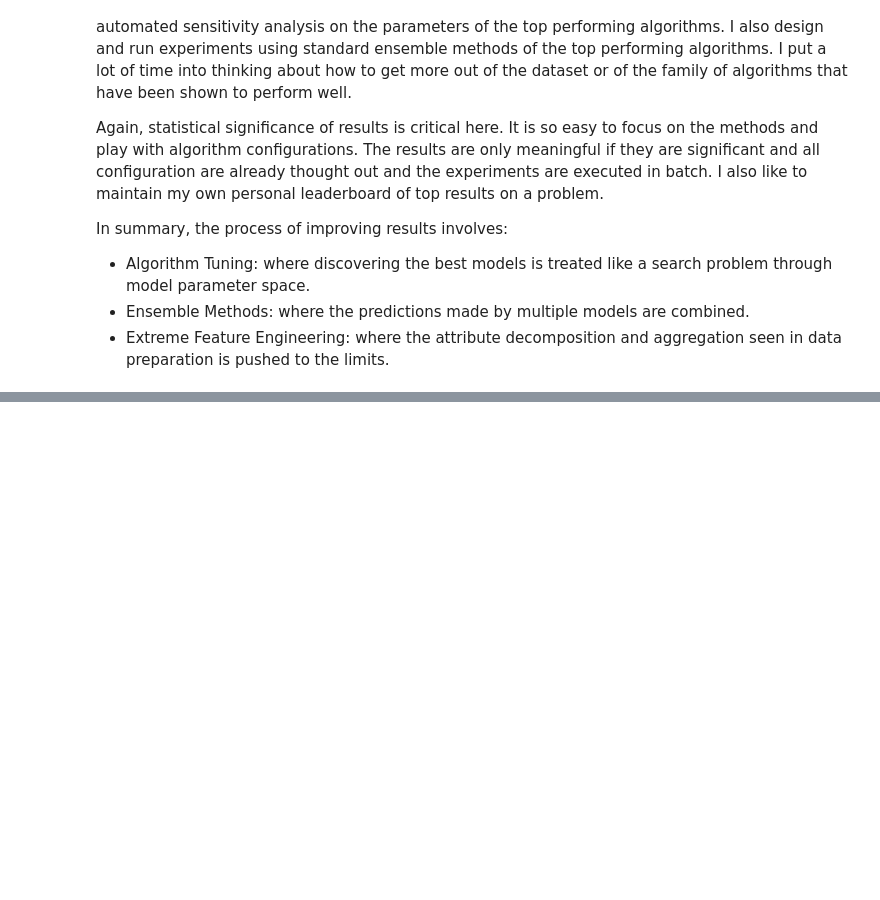
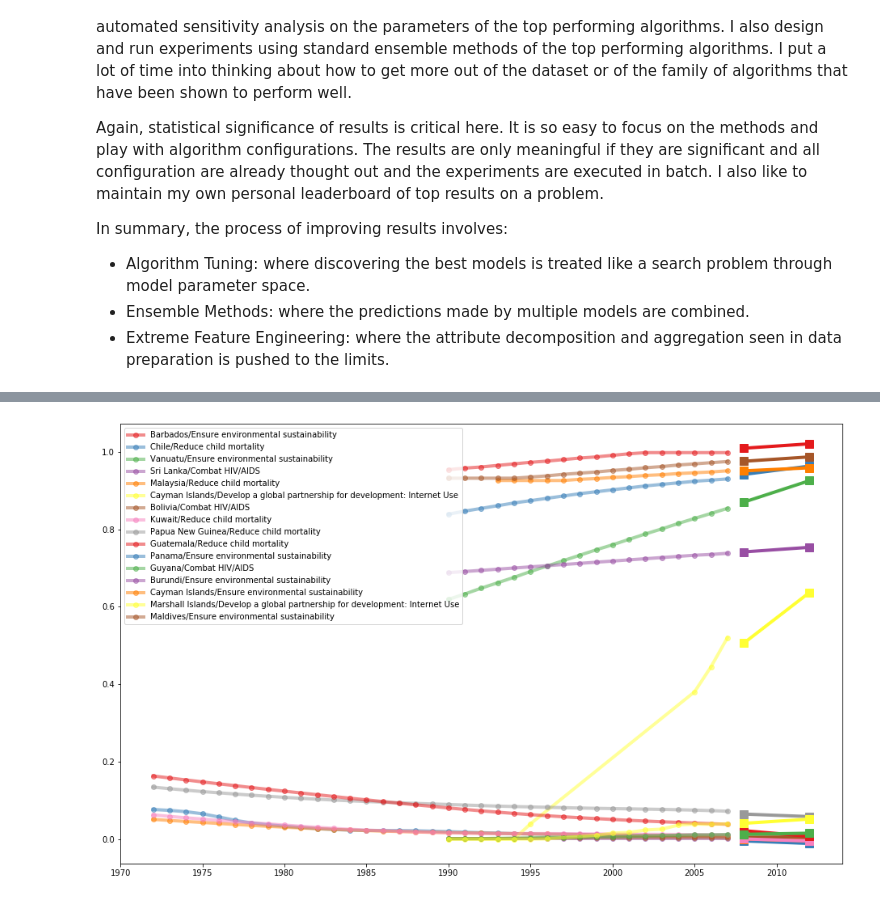
Before and after one commit to machine-learning-study-group/time-series-millenium-goals, a Jupyter notebook: 4-improve-results.ipynb, the cells around one changed output, grey strips where cells are left out. Drawn from its saved outputs; the diff is of its cells as text; code cells hidden in the pictures; blank space fills up the shorter version.

```diff
--- a/4-improve-results.ipynb
+++ b/4-improve-results.ipynb
@@ -14,0 +35,6 @@ In summary, the process of improving results involves:
+# %%
+# read the data containing the rows we need to predict
+df_submission = pd.read_csv('data/SubmissionRows.csv', index_col=0)
+# %%
+df_submission_in_data = df.loc[df_submission.index]
+submission_codes = df_submission_in_data.Series_Code.unique()
@@ -14,0 +73,3 @@ In summary, the process of improving results involves:
+# %%
+df_simple_preds = pd.DataFrame(df_submission_in_data.apply(make_prediction, axis=1).tolist(), \
+                               index=df_submission_in_data.index, columns=['2008','2012'])
@@ -14,0 +85,31 @@ In summary, the process of improving results involves:
+# %%
+def plot_predictions(df_train, df_pred, nbr_rows):
+    np.random.seed(3)
+    rows_to_plot = np.random.choice(df_train.index.values, nbr_rows, replace=False)
+
+    cmap = get_cmap('Set1')
+    colors = cmap.colors
+
+    fig, ax = plt.subplots(figsize=(16,10))
+    for i,j in zip(rows_to_plot, range(nbr_rows)):
+        if j >= len(colors): j -= len(colors)
+        ax.plot(df_train.loc[i, '1972':'2007'].dropna().index.astype(int),
+                df_train.loc[i, '1972':'2007'].dropna().values,
+                label=df_train.loc[i, 'Country_Name']+ '/' + df_train.loc[i, 'Series_Name'],
+                marker='o',
+                linewidth=4,
+                alpha=0.5,
+                color=colors[j])
+
+        ax.plot(df_pred.loc[i].index.astype(int),
+                df_pred.loc[i].values,
+                marker='s',
+                linewidth=4,
+                markersize=10,
+                color=colors[j])
+
+    plt.legend(loc=2)
+# %%
+plot_predictions(df_submission_in_data, df_simple_preds, 16)
+# %% [output]
+[figure, added]
```
Also changed, not shown: parts of 74 cells of this notebook, 3 other files.
